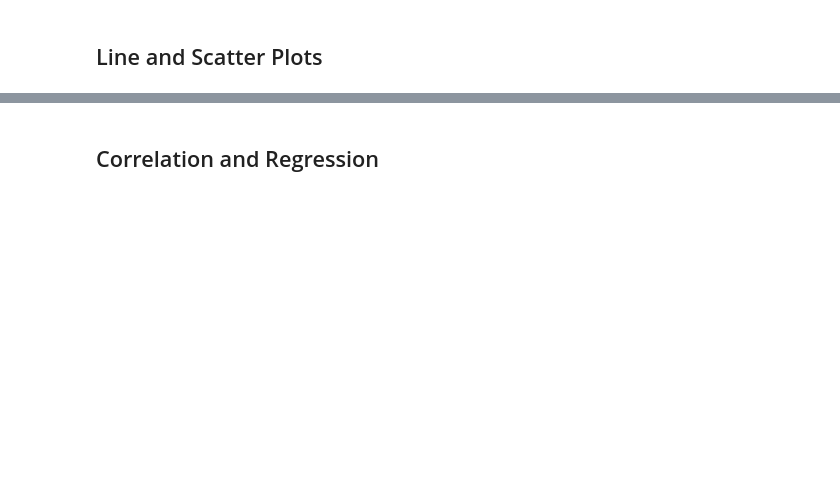
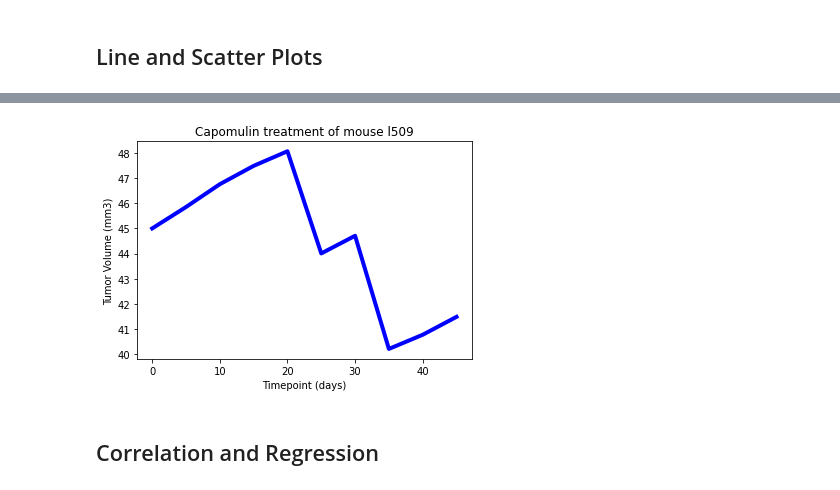
Before and after one commit to thompsle154/Matplotlib---The-Power-of-Plots, a Jupyter notebook: pymaceuticals_Leanne.ipynb, the cells around one changed output, grey strips where cells are left out. Cells and saved outputs as stored; diff of their text form; code cells hidden in the pictures; blank space fills up the shorter version.

```diff
--- a/pymaceuticals_Leanne.ipynb
+++ b/pymaceuticals_Leanne.ipynb
@@ -337,3 +337,14 @@ line_plot_df
+# %%
+x_axis_tp = line_plot_df["Timepoint"]
+tum_vol = line_plot_df["Tumor Volume (mm3)"]
+
+plt.plot(x_axis_tp, tum_vol, color = 'blue', linewidth = 4)
+plt.title("Capomulin treatment of mouse l509")
+plt.xlabel("Timepoint (days)")
+plt.ylabel("Tumor Volume (mm3)")
+plt.show()
+# %% [output]
+[figure, added]
 # %%
 # Generate a scatter plot of average tumor volume vs. mouse weight for the Capomulin regimen
 # %% [markdown]
```
Also changed, not shown: parts of 9 cells of this notebook.
